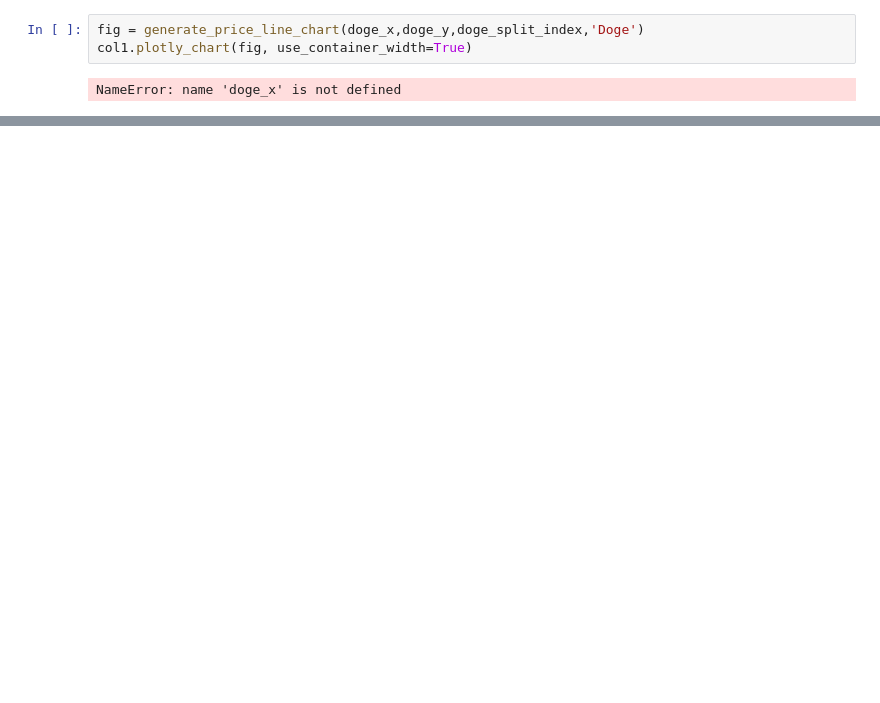
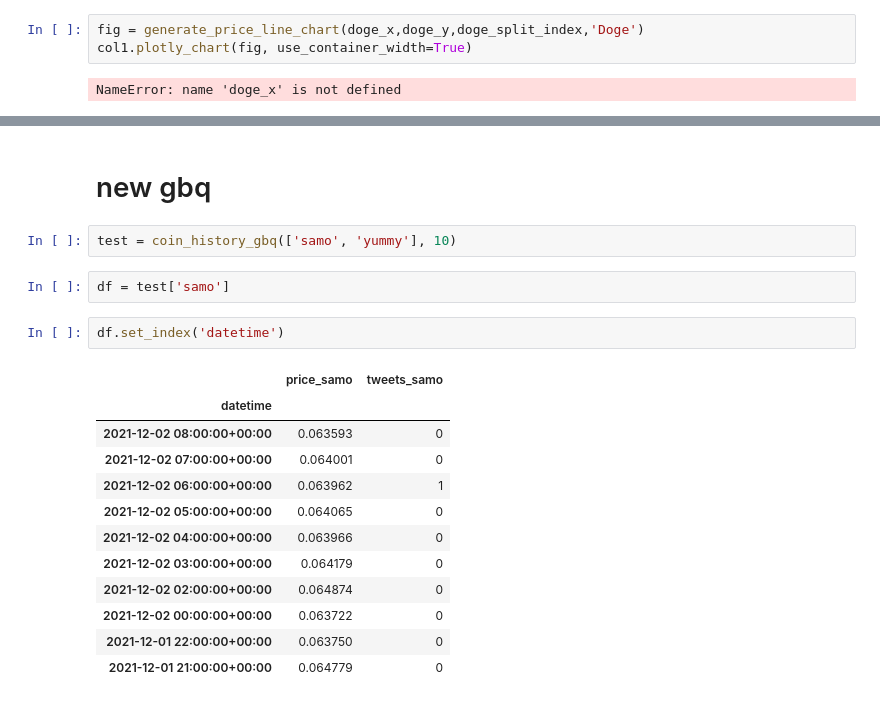
Before and after one commit to modverre/crypto_prediction, a Jupyter notebook: notebooks/robert--ui.ipynb, the cells around one changed output, grey strips where cells are left out. Drawn from its saved outputs; the diff is of its cells as text; blank space fills up the shorter version.

Commit message:
fixed env in docker, fixed makefile, started history_gbq

```diff
--- a/notebooks/robert--ui.ipynb
+++ b/notebooks/robert--ui.ipynb
@@ -291,3 +292,24 @@ fig
 # %% [output]
 [interactive output not drawn]
 [interactive output not drawn]
+# %% [markdown]
+# new gbq
+# %%
+test = coin_history_gbq(['samo', 'yummy'], 10)
+# %%
+df = test['samo']
+# %%
+df.set_index('datetime')
+# %% [output]
+|  | price_samo | tweets_samo |
+| datetime |  |  |
+| 2021-12-02 08:00:00+00:00 | 0.063593 | 0 |
+| 2021-12-02 07:00:00+00:00 | 0.064001 | 0 |
+| 2021-12-02 06:00:00+00:00 | 0.063962 | 1 |
+| 2021-12-02 05:00:00+00:00 | 0.064065 | 0 |
+| 2021-12-02 04:00:00+00:00 | 0.063966 | 0 |
+| 2021-12-02 03:00:00+00:00 | 0.064179 | 0 |
+| 2021-12-02 02:00:00+00:00 | 0.064874 | 0 |
+| 2021-12-02 00:00:00+00:00 | 0.063722 | 0 |
+| 2021-12-01 22:00:00+00:00 | 0.063750 | 0 |
+| 2021-12-01 21:00:00+00:00 | 0.064779 | 0 |
```
Also changed, not shown: parts of 1 cell of this notebook, 4 other files.
